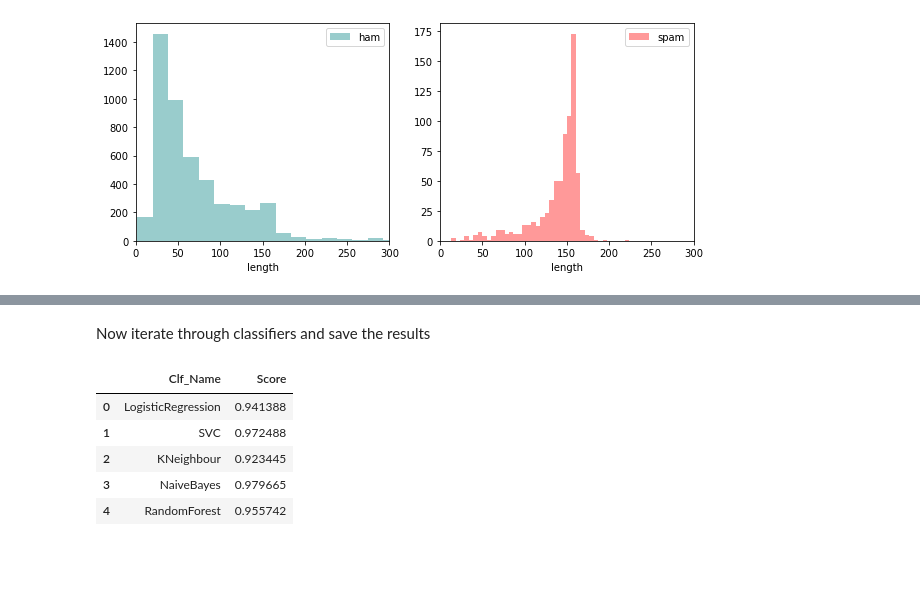
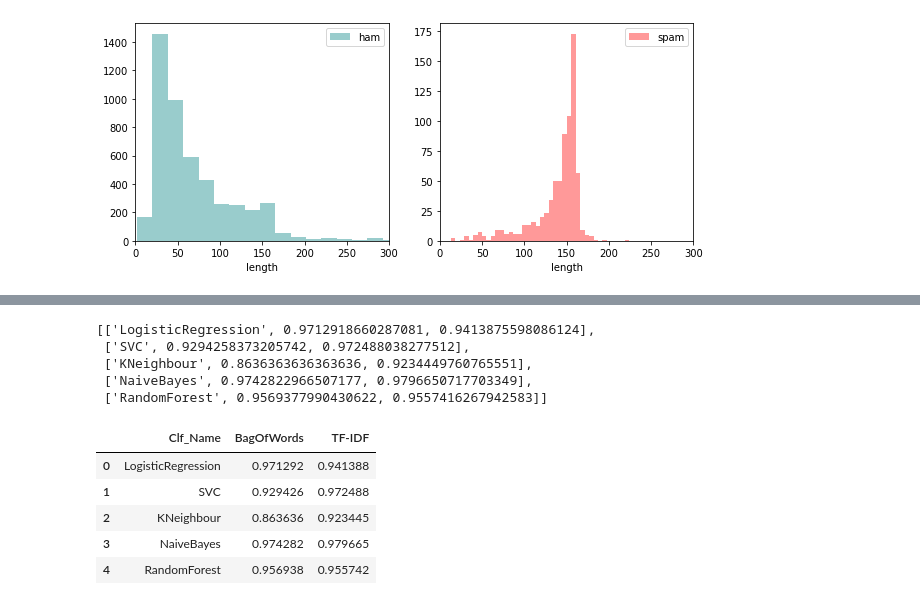
Before and after one commit to rui-zhang-ocean/Spam_Classifier, a Jupyter notebook: Spam_Classifier.ipynb, the cells around one changed output, grey strips where cells are left out. Drawn from its saved outputs; the diff is of its cells as text; code cells hidden in the pictures; blank space fills up the shorter version.

Commit message:
add 2 vectorizers and visualizations

```diff
--- a/Spam_Classifier.ipynb
+++ b/Spam_Classifier.ipynb
@@ -75,7 +79,3 @@ def text_preprocess(text):
 # %%
 text_raw = df['message'].copy()
 text_cleaned = text_raw.apply(text_preprocess)
-# %%
-#vectorizer = CountVectorizer()
-vectorizer = TfidfVectorizer
-features = vectorizer.fit_transform(text_cleaned)
@@ -93,6 +82,13 @@ from sklearn.metrics import accuracy_score
 # %%
+# set up two vectorizers and five classifiers
+count_v = CountVectorizer()
+tfidf_v = TfidfVectorizer()
+vectorizers = {'BagOfWords': count_v,'TF-IDF': tfidf_v}
+
+random_num = 7
 lrc = LogisticRegression(solver='liblinear', penalty='l1')
 svc = SVC(kernel='sigmoid', gamma=1.0)
 knc = KNeighborsClassifier(n_neighbors=49)
 nbc = MultinomialNB(alpha=0.2)
 rfc = RandomForestClassifier(n_estimators=31, random_state=random_num)
+clfs = {'LogisticRegression':lrc, 'SVC':svc, 'KNeighbour': knc, 'NaiveBayes': nbc, 'RandomForest': rfc}
@@ -115,18 +102,34 @@ def predict_labels(clf, X_test):
-# %% [markdown]
-Now iterate through classifiers and save the results
-# %%
-pred_scores = []
-for clf_name, clf in clfs.items():
-    train_classifier(clf, X_train, y_train)
-    pred = predict_labels(clf,X_test)
-    pred_scores.append((clf_name, accuracy_score(y_test,pred)))
+# %%
+pred_scores = []
+
+# loop over 2 vectorizers and 5 classifiers to calculate the score and put into 5x3 matrix
+for vec_name, vectorizer in vectorizers.items():
+    features = vectorizer.fit_transform(text_cleaned)
+    X_train, X_test, y_train, y_test = train_test_split(features, df['label'], test_size=0.3, random_state=random_num)
+    for clf_name, clf in clfs.items():
+        train_classifier(clf, X_train, y_train)
+        pred = predict_labels(clf,X_test)
+        # fill in the matrix with clf_name (1st column) and score for BagOfWords (2nd column), then append score for TF-IDF (3rd column)
+        if vec_name == 'BagOfWords':
+            pred_scores.append([clf_name, accuracy_score(y_test,pred)])
+        else:
+            clf_index = list(clfs.keys()).index(clf_name)
+            pred_scores[clf_index].append(accuracy_score(y_test,pred))
+# %%
+pred_scores
+# %% [output]
+[['LogisticRegression', 0.9712918660287081, 0.9413875598086124],
+ ['SVC', 0.9294258373205742, 0.972488038277512],
+ ['KNeighbour', 0.8636363636363636, 0.9234449760765551],
+ ['NaiveBayes', 0.9742822966507177, 0.9796650717703349],
+ ['RandomForest', 0.9569377990430622, 0.9557416267942583]]
 # %%
-df_score = pd.DataFrame(pred_scores, columns = ['Clf_Name','Score'])
+df_score = pd.DataFrame(pred_scores, columns = ['Clf_Name','BagOfWords','TF-IDF'])
 df_score
 # %% [output]
-|  | Clf_Name | Score |
-| 0 | LogisticRegression | 0.941388 |
-| 1 | SVC | 0.972488 |
-| 2 | KNeighbour | 0.923445 |
-| 3 | NaiveBayes | 0.979665 |
-| 4 | RandomForest | 0.955742 |
+|  | Clf_Name | BagOfWords | TF-IDF |
+| 0 | LogisticRegression | 0.971292 | 0.941388 |
+| 1 | SVC | 0.929426 | 0.972488 |
+| 2 | KNeighbour | 0.863636 | 0.923445 |
+| 3 | NaiveBayes | 0.974282 | 0.979665 |
+| 4 | RandomForest | 0.956938 | 0.955742 |
```
Also changed, not shown: parts of 17 cells of this notebook, 1 other file.
